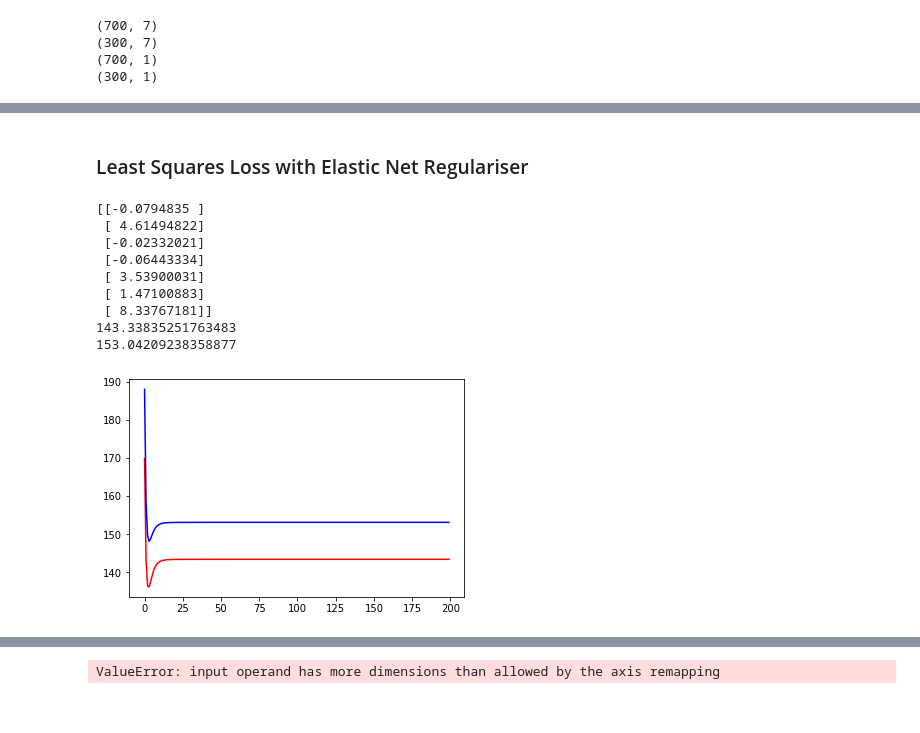
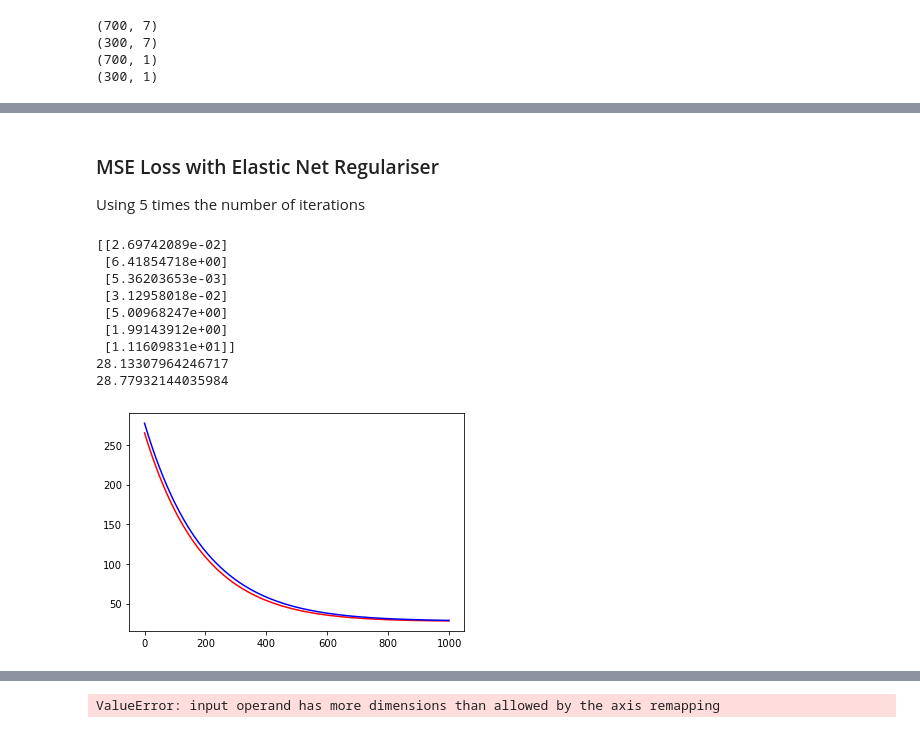
Before and after one commit to HarmanDotpy/ML-Assignment1, a Jupyter notebook: Problem_2_Regression.ipynb, the cells around one changed output, grey strips where cells are left out. Cells and saved outputs as stored; diff of their text form; code cells hidden in the pictures.

```diff
--- a/Problem_2_Regression.ipynb
+++ b/Problem_2_Regression.ipynb
@@ -301,5 +305,7 @@ plt.show()
 # %% [markdown]
-### Least Squares Loss with Elastic Net Regulariser
+### MSE Loss with Elastic Net Regulariser
+
+Using 5 times the number of iterations
 # %%
 def lossE(W,X,Y,lam1, lam2):
     square_loss = np.mean((np.matmul(X,W) - Y)**2) + lam1*np.sum(np.multiply(W,W)) + lam2*np.sum(np.abs(W))
@@ -309,44 +315,44 @@ def gradientE(W,X,Y,lam1, lam2):
     W_grad = np.zeros(W.shape)
     for i in range(W_grad.shape[0]):
         if(W[i] > 0):
             W_grad = 1
         else:
             W_grad = -1
-    grad = -2*np.matmul(X.T,(np.matmul(X,W) - Y))/X.shape[0] - 2*lam2*W - lam1*W
+    grad = -2*np.matmul(X.T,(np.matmul(X,W) - Y))/X.shape[0] - 2*lam2*W - lam1*W_grad
     return grad
 
 def sgdE(W,X,Y,X_test,Y_test,rate,num_iter,lam1,lam2):
     train_loss, test_loss = [], []
     for _ in range(0, num_iter):
         grad = gradientE(W,X,Y,lam1,lam2)
 
         W = W + rate*grad
         train_loss.append(lossE(W,X,Y,lam1,lam2))
         test_loss.append(lossE(W,X_test,Y_test,lam1,lam2))
     return W, train_loss, test_loss
 
 WE = np.random.rand(X_train.shape[1],1)
 
-lam3 = 1
-lam4 = 0.1
+lam3 = 0.1
+lam4 = 0.01
 
-WE, train_loss_E, test_loss_E = sgdE(WE,X_train,Y_train,X_test,Y_test,rate,num_iter,lam3,lam4)
+WE, train_loss_E, test_loss_E = sgdE(WE,X_train,Y_train,X_test,Y_test,rate,num_iter*5,lam3,lam4)
 
 print(WE)
 print(train_loss_E[-1])
 print(test_loss_E[-1])
 
 plt.plot(train_loss_E, 'r')
 plt.plot(test_loss_E, 'b')
 plt.show()
 # %% [output]
-[[-0.0794835 ]
- [ 4.61494822]
- [-0.02332021]
- [-0.06443334]
- [ 3.53900031]
- [ 1.47100883]
- [ 8.33767181]]
-143.33835251763483
-153.04209238358877
+[[2.69742089e-02]
+ [6.41854718e+00]
+ [5.36203653e-03]
+ [3.12958018e-02]
+ [5.00968247e+00]
+ [1.99143912e+00]
+ [1.11609831e+01]]
+28.13307964246717
+28.77932144035984
-[figure, old version]
+[figure, new version]
```
Also changed, not shown: parts of 34 cells of this notebook, 2 other files.
